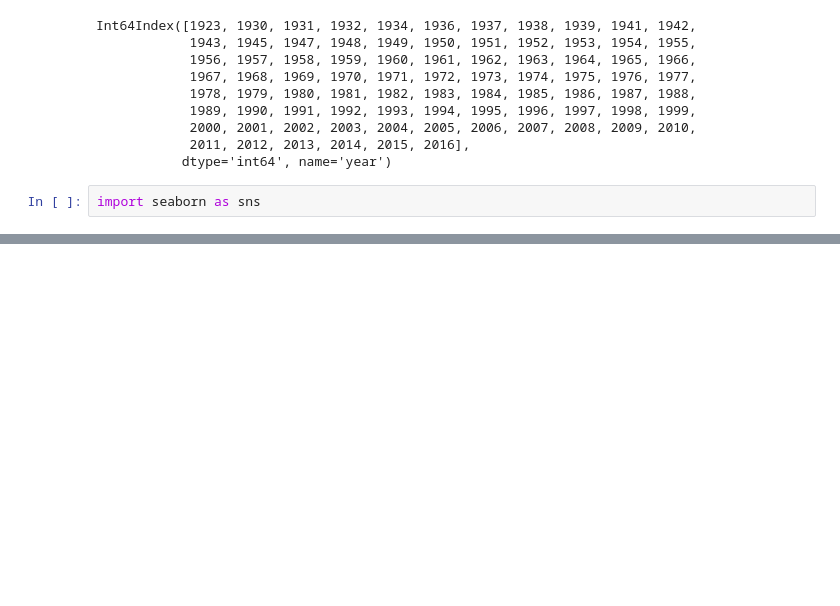
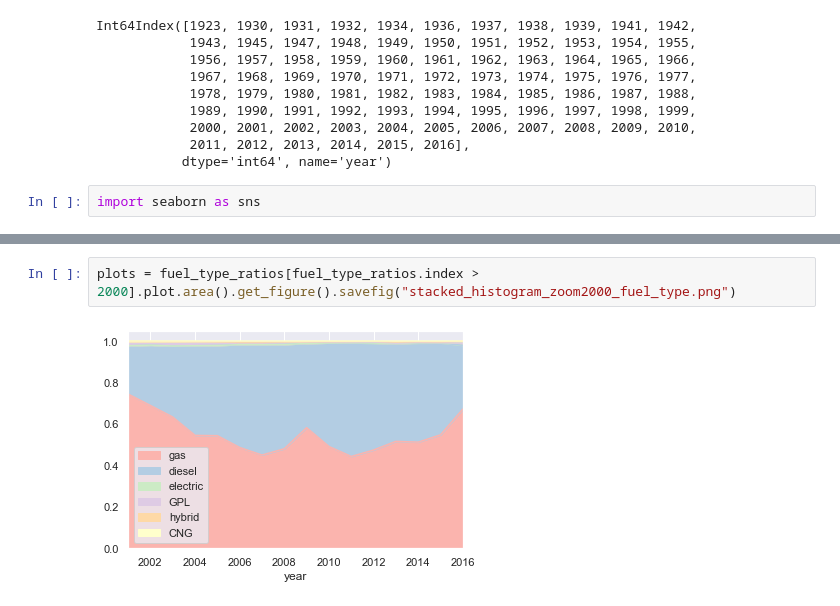
Before and after one commit to ironhackprojects/Project-Week-3-Data-Thieves, a Jupyter notebook: your-project/Untitled1.ipynb, the cells around one changed output, grey strips where cells are left out. Saved outputs shown, nothing was run; the diff lists cells and outputs as text; blank space fills up the shorter version.

```diff
--- a/your-project/Untitled1.ipynb
+++ b/your-project/Untitled1.ipynb
@@ -113,3 +128,7 @@ sns.lineplot(data = fuel_type_ratios['diesel'])
+# %%
+plots = fuel_type_ratios[fuel_type_ratios.index > 2000].plot.area().get_figure().savefig("stacked_histogram_zoom2000_fuel_type.png")
+# %% [output]
+[figure, added]
 # %%
 sns.lineplot(data = german['horsepower'])
 # %% [output]
```
Also changed, not shown: parts of 8 cells of this notebook, 6 other files.
